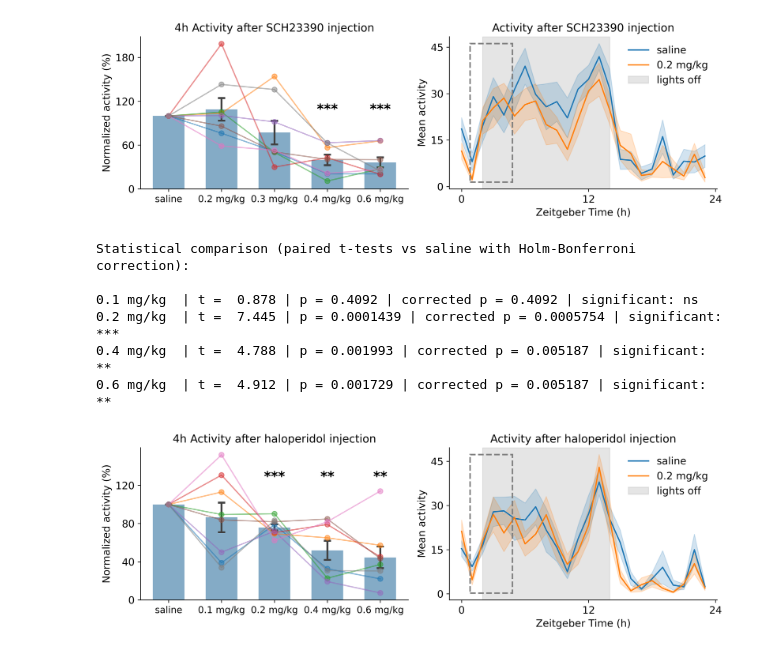
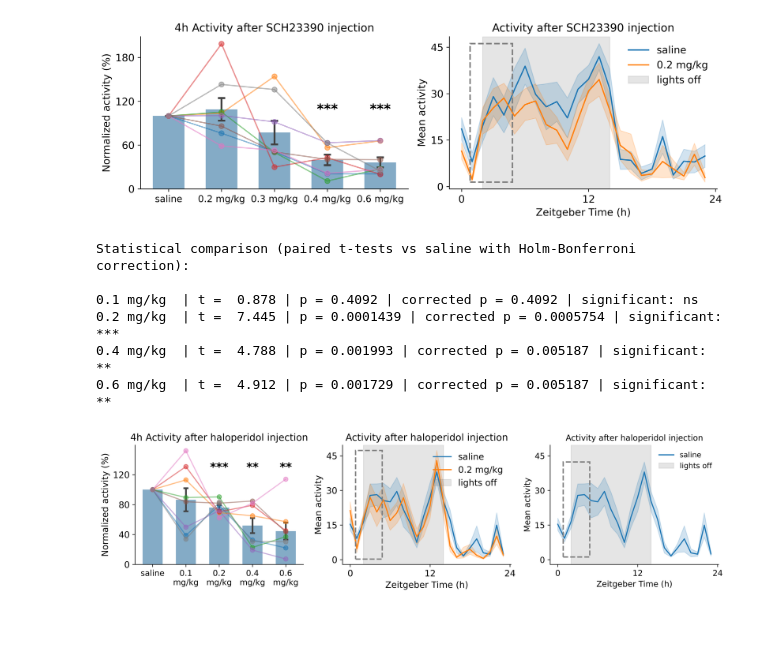
Before and after one commit to yiruchen4/Chen2026, a Jupyter notebook: Code/ChenFigureS2.ipynb, the cells around one changed output. Drawn from its saved outputs; the diff is of its cells as text; code cells hidden in the pictures; blank space fills up the shorter version.

Commit message:
Updated data

```diff
--- a/Code/ChenFigureS2.ipynb
+++ b/Code/ChenFigureS2.ipynb
@@ -200,7 +200,7 @@ for (condition, raw_p), corrected_p, rej in zip(comparisons, pvals_corrected, re
     star = p_to_star(corrected_p)
     print(f"{condition:<10} | t = {tstat:>6.3f} | p = {raw_p:.4g} | corrected p = {corrected_p:.4g} | significant: {star or 'ns'}")
 
-fig, axes = plt.subplots(1, 2, figsize=(10.5, 3.5), dpi=600)
+fig, axes = plt.subplots(1, 3, figsize=(12, 3.25), dpi=600)
 
 # Figure 1: Barplot with line plots
 ax1 = axes[0]
@@ -230,7 +230,7 @@ for individual_id in df1['id'].unique():
 ax1.set_title('4h Activity after haloperidol injection', fontsize=13)
 ax1.set_ylabel('Normalized activity (%)', fontsize=12)
 ax1.set_xlabel('', fontsize=12)
-custom_labels = ['saline', '0.1 mg/kg', '0.2 mg/kg', '0.4 mg/kg', '0.6 mg/kg']
+custom_labels = ['saline', '0.1\nmg/kg', '0.2\nmg/kg', '0.4\nmg/kg', '0.6\nmg/kg']
 ax1.set_xticks(range(len(custom_labels)))
 ax1.set_xticklabels(custom_labels, fontsize=11)
 ax1.yaxis.set_major_locator(ticker.MaxNLocator(integer=True, nbins=4))
@@ -253,10 +253,14 @@ for i, (condition, p_corr) in enumerate(zip(conditions, pvals_corrected), start=
 sns.despine(ax=ax1, top=True, right=True)
 
 df2 = pd.read_csv(r"https://raw.githubusercontent.com/yiruchen4/Chen2025/main/Data/data_FigureS2_d.csv")
-# Figure 2: Lineplot
+
+# ---- circadian panel (saline vs 0.2 mg/kg only) ----
+subset_labels = ['saline', '0.2 mg/kg']
+df_subset = df2[df2['day_label'].isin(subset_labels)]
+
 ax2 = axes[1]
 sns.lineplot(
-    data=df2,
+    data=df_subset,
     x="zthour",
     y="mean",
     hue="day_label",
@@ -279,35 +283,93 @@ ax2.spines['top'].set_visible(False)
 ax2.set_title('Activity after haloperidol injection', fontsize=13)
 
 # Compute mean and SEM for each group
-summary = df2.groupby(['day_label', 'zthour'])['mean'].agg(['mean', 'sem']).reset_index()
+summary = df_subset.groupby(['day_label', 'zthour'])['mean'].agg(['mean', 'sem']).reset_index()
 
 # Compute global ymin and ymax across the whole time range
 summary['lower'] = summary['mean'] - summary['sem']
 summary['upper'] = summary['mean'] + summary['sem']
 ymin = summary['lower'].min()
 ymax = summary['upper'].max()
 
 # Create and add the dashed rectangle from ZT1 to ZT5
 box = patches.Rectangle(
     (0.8, ymin),           # Lower-left corner: ZT1
     4,                   # Width from ZT1 to ZT5 (ZT5 − ZT1 = 4)
     ymax - ymin,         # Height from global lower to upper bound
     linewidth=1.8,
     edgecolor='gray',
     facecolor='none',
     linestyle='--',
     zorder=5
 )
 ax2.add_patch(box)
 
+# ---- circadian panel (saline vs 0.4 mg/kg only) ----
+ax3 = axes[2]
+
+# Subset data to only saline and 0.4 mg/kg
+subset_labels = ['saline', '0.4 mg/kg']
+df_subset = df2[df2['day_label'].isin(subset_labels)]
+custom_palette = {
+    'saline': 'tab:blue',     # default first color
+    '0.4 mg/kg': 'tab:red'  # default third color
+}
+
+sns.lineplot(
+    data=df_subset,
+    x="zthour",
+    y="mean",
+    hue="day_label",
+    errorbar="se",
+    ax=ax3,
+    palette=custom_palette
+)
+
+# Axis formatting (match ax2 for consistency)
+x_ticks = [0, 12, 24]
+ax3.set_xticks(x_ticks)
+ax3.set_xticklabels(['0', '12', '24'], fontsize=11)
+ax3.set_ylabel("Mean activity", fontsize=11)
+ax3.set_xlabel("Zeitgeber Time (h)", fontsize=11)
+ax3.tick_params(axis='y', labelsize=11)
+ax3.yaxis.set_major_locator(MaxNLocator(4))
+ax3.axvspan(2, 14, color='gray', alpha=.2, zorder=0, label='lights off')
+ax3.legend(loc='upper right', frameon=False, fontsize=10)
+ax3.spines['right'].set_visible(False)
+ax3.spines['top'].set_visible(False)
+ax3.set_title('Activity after haloperidol injection', fontsize=11)
+
+# Add dashed rectangle highlighting ZT1–ZT5 window
+summary_sub = df_subset.groupby(['day_label', 'zthour'])['mean'].agg(['mean', 'sem']).reset_index()
+summary_sub['lower'] = summary_sub['mean'] - summary_sub['sem']
+summary_sub['upper'] = summary_sub['mean'] + summary_sub['sem']
+ymin = summary_sub['lower'].min()
+ymax = summary_sub['upper'].max()
+
+box = patches.Rectangle(
+    (0.8, ymin),  # Lower-left corner at ~ZT1
+    4,            # Width (ZT5 − ZT1 = 4)
+    ymax - ymin,  # Height
+    linewidth=1.8,
+    edgecolor='gray',
+    facecolor='none',
+    linestyle='--',
+    zorder=5
+)
+ax3.add_patch(box)
+ymin = min(ax2.get_ylim()[0], ax3.get_ylim()[0])
+ymax = max(ax2.get_ylim()[1], ax3.get_ylim()[1])
+ax2.set_ylim(ymin, ymax)
+ax3.set_ylim(ymin, ymax)
+
 # Adjust layout
 plt.tight_layout()
 plt.show()
 # %% [output]
 Statistical comparison (paired t-tests vs saline with Holm-Bonferroni correction):
 
 0.1 mg/kg  | t =  0.878 | p = 0.4092 | corrected p = 0.4092 | significant: ns
 0.2 mg/kg  | t =  7.445 | p = 0.0001439 | corrected p = 0.0005754 | significant: ***
 0.4 mg/kg  | t =  4.788 | p = 0.001993 | corrected p = 0.005187 | significant: **
 0.6 mg/kg  | t =  4.912 | p = 0.001729 | corrected p = 0.005187 | significant: **
-[figure, old version]
+[figure, new version]
```
Also changed, not shown: 1 other file.
